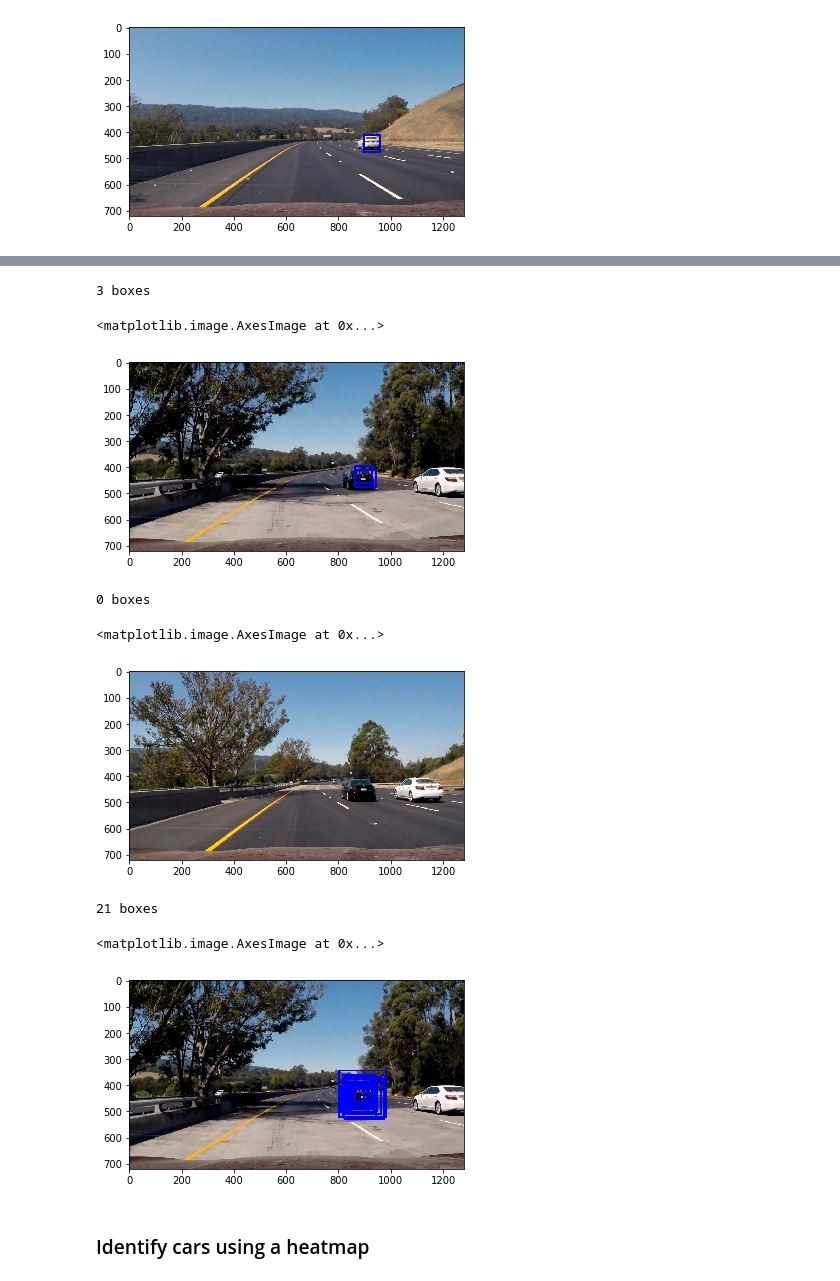
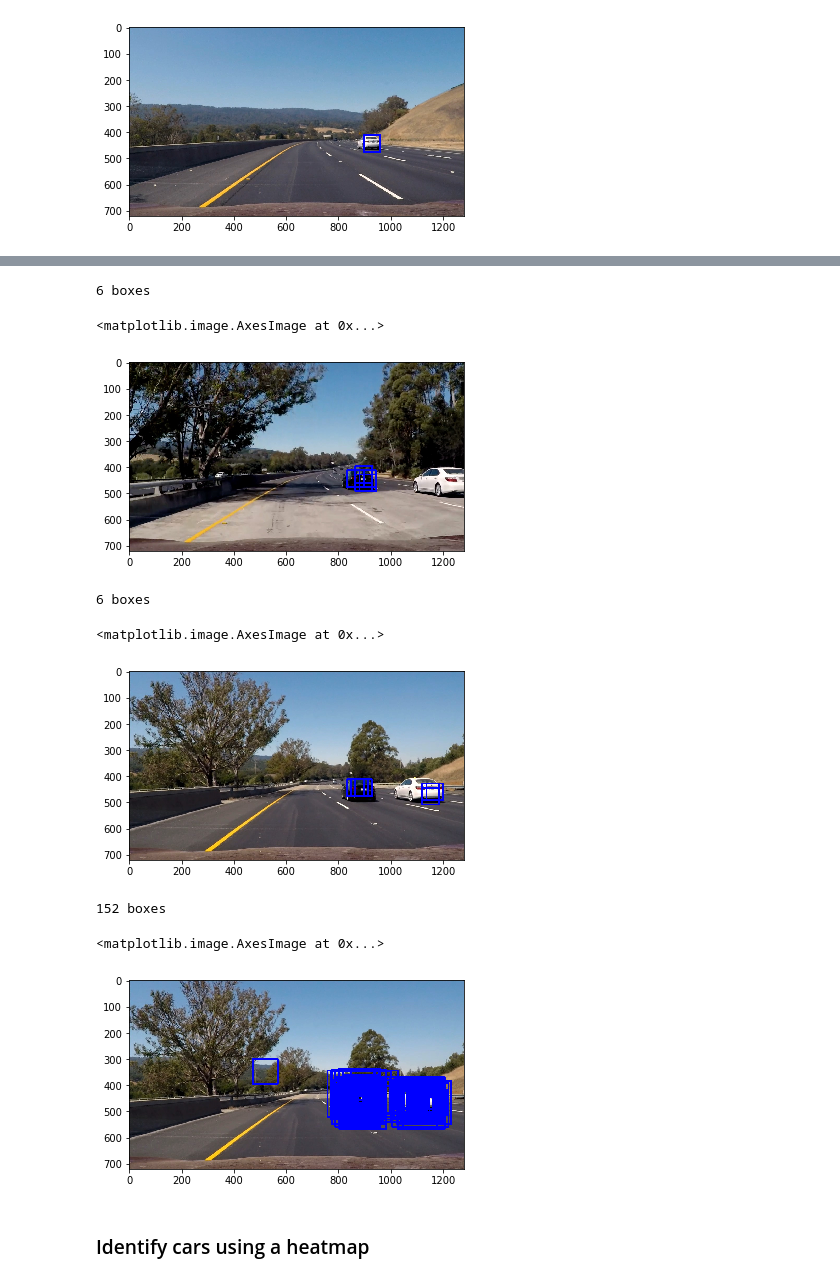
Before and after one commit to JavonDavis/Vehicle-Detector, a Jupyter notebook: Main.ipynb, the cells around one changed output, grey strips where cells are left out. Drawn from its saved outputs; the diff is of its cells as text; code cells hidden in the pictures.

```diff
--- a/Main.ipynb
+++ b/Main.ipynb
@@ -327,7 +327,7 @@ def find_cars(img, xstart, ystart, ystop, scale, svc, X_scaler, orient, pix_per_
             win_draw = np.int(window*scale)
             x1, y1, x2, y2 = xbox_left+xstart, ytop_draw+ystart, xbox_left+win_draw+xstart, ytop_draw+win_draw+ystart
 
-            if test_prediction == 1 and nb_prediction == 1 and tree_prediction == 1:
+            if test_prediction == 1 and (nb_prediction == 1 or tree_prediction == 1):
                 cv2.rectangle(draw_img,(x1, y1),(x2, y2),(0,0,255),6)
                 box_list.append(((x1, y1),(x2, y2)))
 
@@ -409,9 +409,9 @@ out_img = find_cars(test_image, xstart, ystart, ystop, scale, svc, X_scaler, ori
 print('{} boxes'.format(len(box_list)))
 plt.imshow(out_img)
 # %% [output]
-3 boxes
+6 boxes
 <matplotlib.image.AxesImage at 0x...>
-[figure, old version]
+[figure, new version]
 # %%
 test_image = test_images[5]
 
@@ -425,12 +425,12 @@ out_img = find_cars(test_image, xstart, ystart, ystop, scale, svc, X_scaler, ori
 print('{} boxes'.format(len(box_list)))
 plt.imshow(out_img)
 # %% [output]
-0 boxes
+6 boxes
 <matplotlib.image.AxesImage at 0x...>
-[figure, old version]
+[figure, new version]
 # %%
 # Gather boxes at different scales
-def find_boxes(img, scale_start=1, scale_end=3, incr=.2):
+def find_boxes(img, scale_start=1, scale_end=3, incr=.1):
     boxes = []
     scale = scale_start
     while scale <= scale_end:
@@ -443,15 +443,15 @@ def find_boxes(img, scale_start=1, scale_end=3, incr=.2):
         cv2.rectangle(out_img,box[0],box[1],(0,0,255),6)
     return out_img, boxes
 # %%
-test_image = test_images[4]
+test_image = test_images[5]
 out_img, boxes = find_boxes(test_image)
 
 print('{} boxes'.format(len(boxes)))
 plt.imshow(out_img)
 # %% [output]
-21 boxes
+152 boxes
 <matplotlib.image.AxesImage at 0x...>
-[figure, old version]
+[figure, new version]
 # %% [markdown]
 ### Identify cars using a heatmap
 # %%
```
Also changed, not shown: parts of 16 cells of this notebook, 16 other files.
